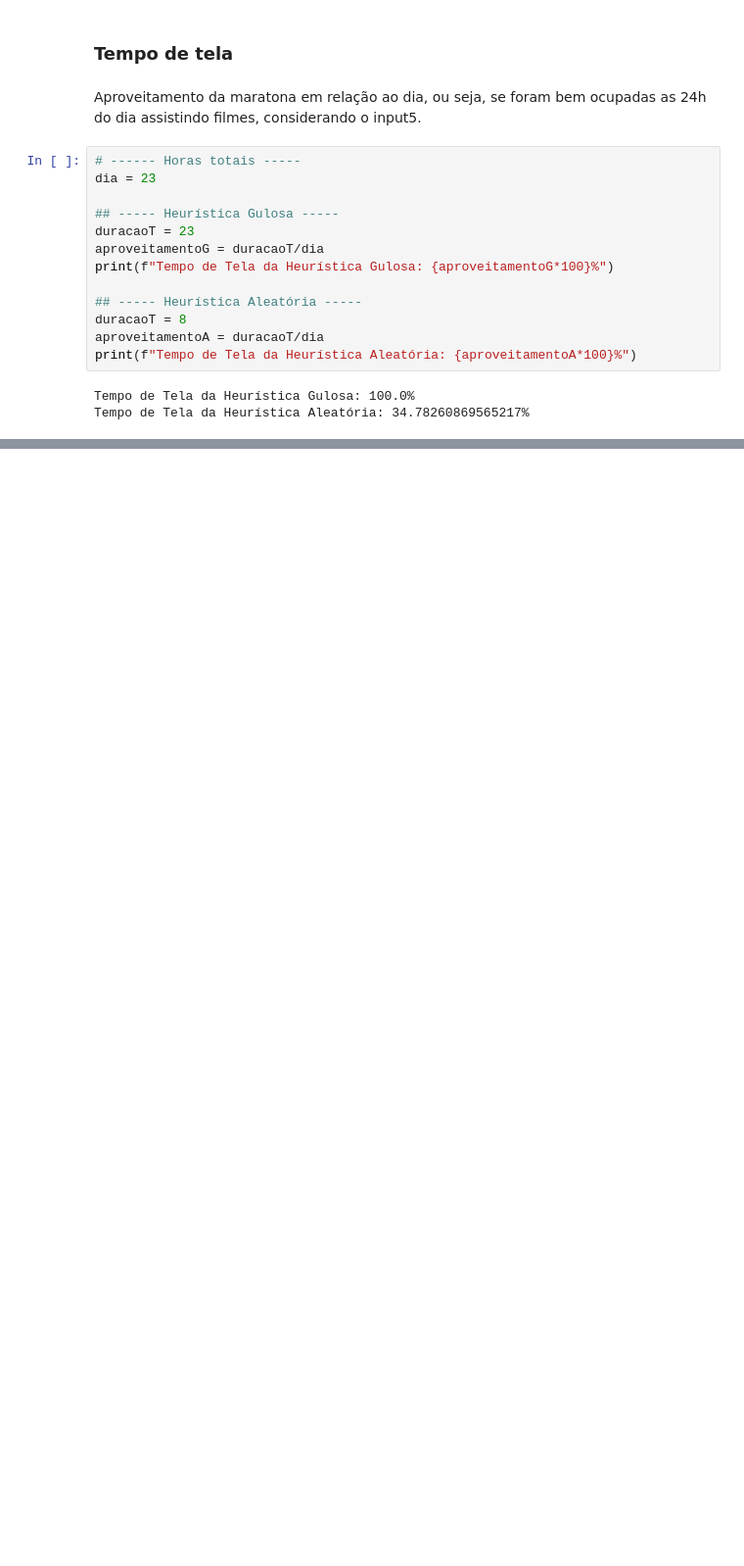
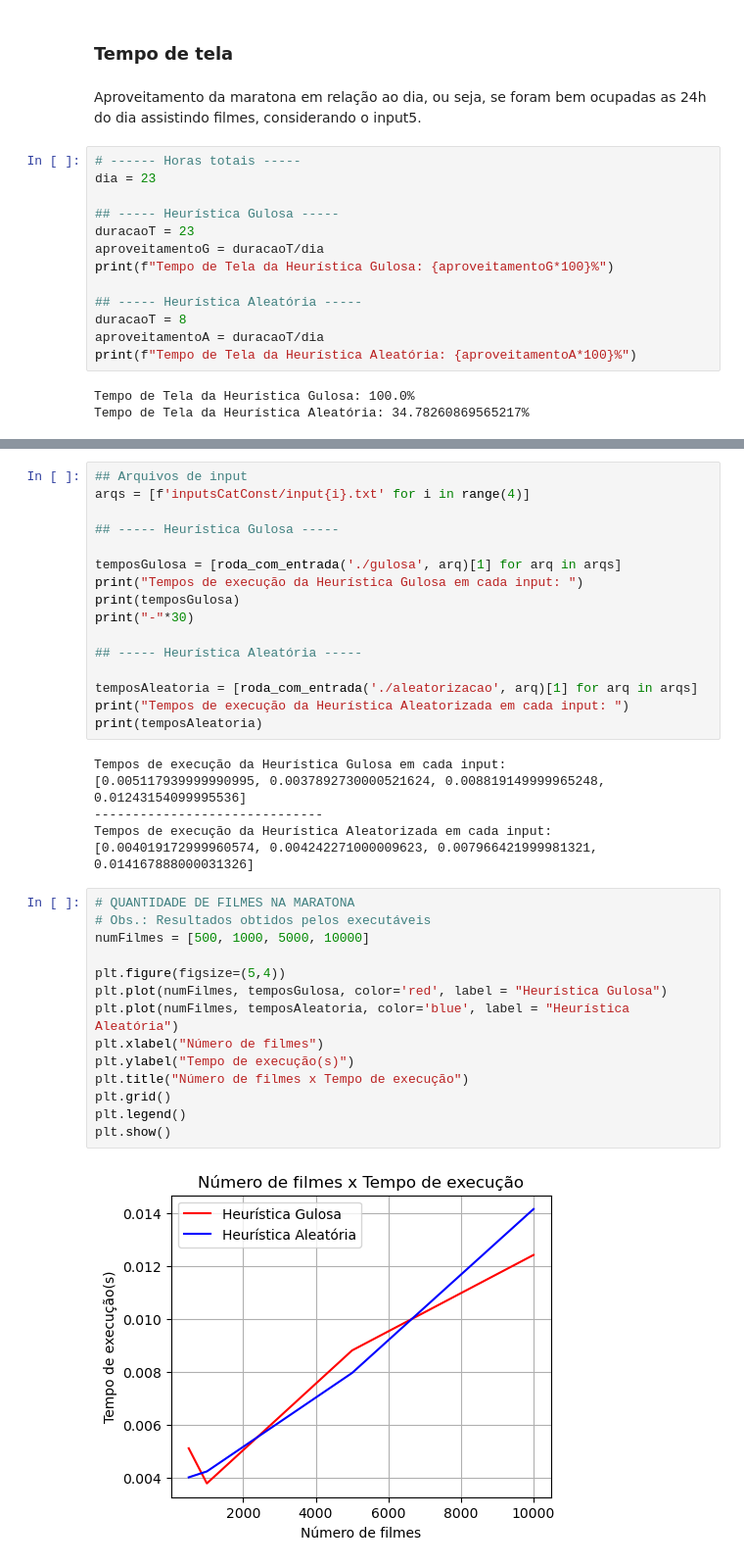
Before and after one commit to GabrielaMitu/Supercomp-MaratonaFilmes, a Jupyter notebook: GraficosComparativos.ipynb, the cells around one changed output, grey strips where cells are left out. Shown at 98% size. Saved outputs shown, nothing was run; the diff lists cells and outputs as text; blank space fills up the shorter version.

```diff
--- a/GraficosComparativos.ipynb
+++ b/GraficosComparativos.ipynb
@@ -108,0 +111,38 @@ Tempo de Tela da Heurística Aleatória: 34.78260869565217%
+# %%
+## Arquivos de input
+arqs = [f'inputsCatConst/input{i}.txt' for i in range(4)]
+
+## ----- Heurística Gulosa -----
+
+temposGulosa = [roda_com_entrada('./gulosa', arq)[1] for arq in arqs]
+print("Tempos de execução da Heurística Gulosa em cada input: ")
+print(temposGulosa)
+print("-"*30)
+
+## ----- Heurística Aleatória -----
+
+temposAleatoria = [roda_com_entrada('./aleatorizacao', arq)[1] for arq in arqs]
+print("Tempos de execução da Heurística Aleatorizada em cada input: ")
+print(temposAleatoria)
+# %% [output]
+Tempos de execução da Heurística Gulosa em cada input:
+[0.005117939999990995, 0.0037892730000521624, 0.008819149999965248, 0.01243154099995536]
+------------------------------
+Tempos de execução da Heurística Aleatorizada em cada input:
+[0.004019172999960574, 0.004242271000009623, 0.007966421999981321, 0.014167888000031326]
+# %%
+# QUANTIDADE DE FILMES NA MARATONA
+# Obs.: Resultados obtidos pelos executáveis
+numFilmes = [500, 1000, 5000, 10000]
+
+plt.figure(figsize=(5,4))
+plt.plot(numFilmes, temposGulosa, color='red', label = "Heurística Gulosa")
+plt.plot(numFilmes, temposAleatoria, color='blue', label = "Heurística Aleatória")
+plt.xlabel("Número de filmes")
+plt.ylabel("Tempo de execução(s)")
+plt.title("Número de filmes x Tempo de execução")
+plt.grid()
+plt.legend()
+plt.show()
+# %% [output]
+[figure, added]
```
Also changed, not shown: parts of 10 cells of this notebook, 12 other files.
